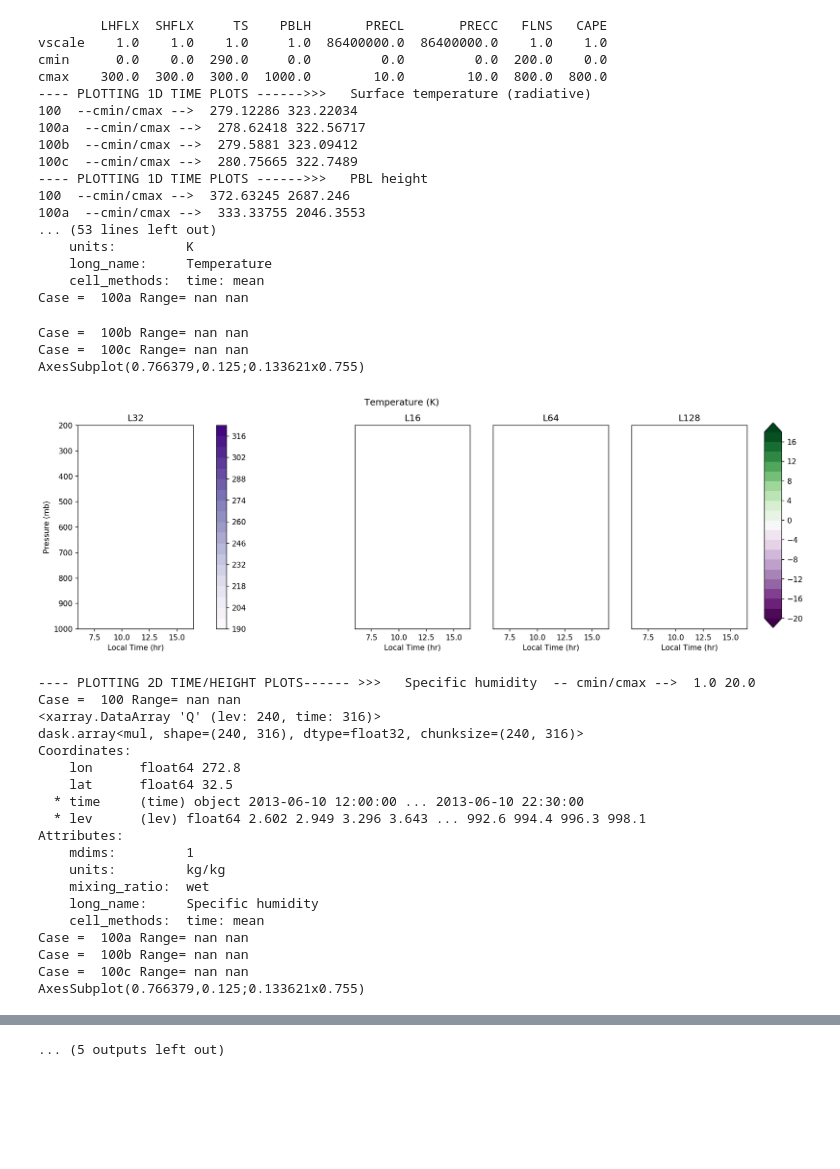
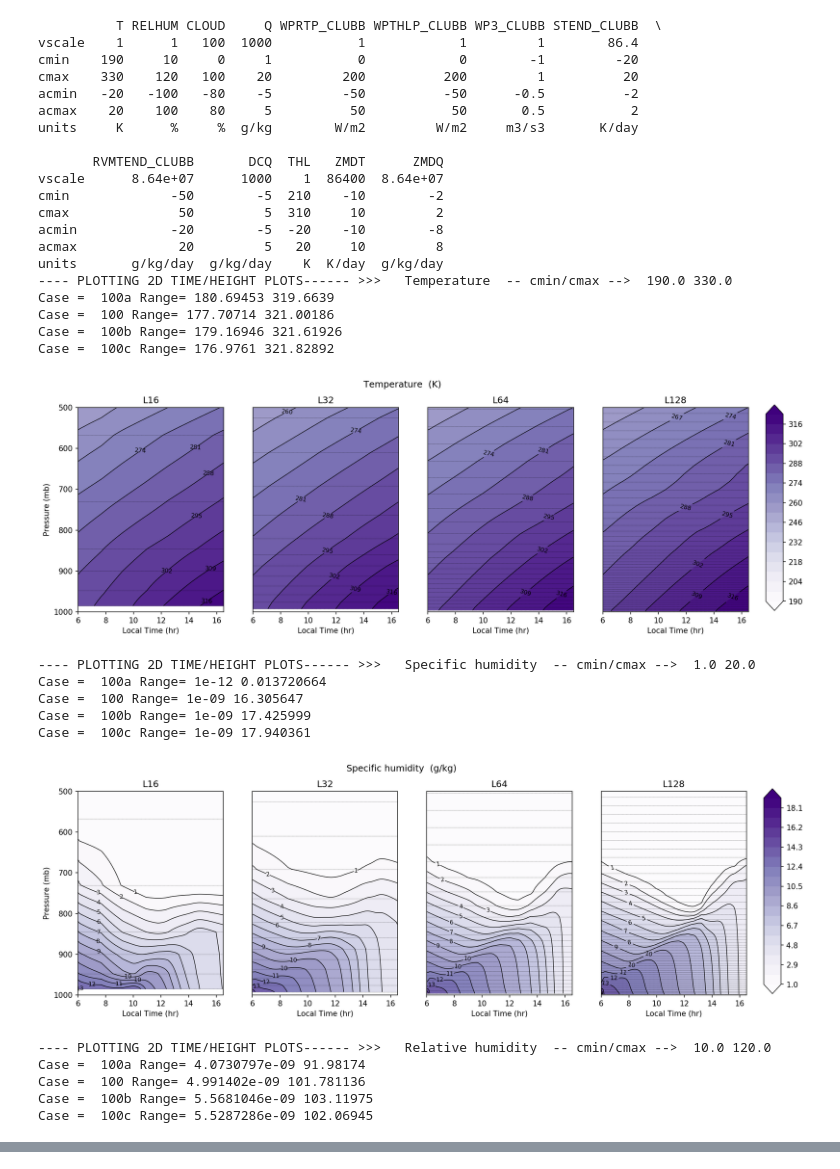
Before and after one commit to swrneale/python-scripts, a Jupyter notebook: PBL/scam_plots.ipynb, the cells around one changed output, grey strips where cells are left out. Drawn from its saved outputs; the diff is of its cells as text; code cells hidden in the pictures; blank space fills up the shorter version.

```diff
--- a/PBL/scam_plots.ipynb
+++ b/PBL/scam_plots.ipynb
@@ -115,48 +114,40 @@ ValueError: Resulting object does not have monotonic global indexes along dimens
 # %%
 ###### Plotting ##########
 
-plot1d_ts_scam()   # 1D time series plots
+#plot1d_ts_scam()   # 1D time series plots
 plot2d_ts_scam()   # 2D time series plots
 #plot1d_snap_scam()   # 1D snapshot plots
 #plot1d_anim_scam() # 2D animation  plots
 # %% [output]
-        LHFLX  SHFLX     TS    PBLH       PRECL       PRECC   FLNS   CAPE
-vscale    1.0    1.0    1.0     1.0  86400000.0  86400000.0    1.0    1.0
-cmin      0.0    0.0  290.0     0.0         0.0         0.0  200.0    0.0
-cmax    300.0  300.0  300.0  1000.0        10.0        10.0  800.0  800.0
----- PLOTTING 1D TIME PLOTS ------>>>   Surface temperature (radiative)
-100  --cmin/cmax -->  279.12286 323.22034
-100a  --cmin/cmax -->  278.62418 322.56717
-100b  --cmin/cmax -->  279.5881 323.09412
-100c  --cmin/cmax -->  280.75665 322.7489
----- PLOTTING 1D TIME PLOTS ------>>>   PBL height
-100  --cmin/cmax -->  372.63245 2687.246
-100a  --cmin/cmax -->  333.33755 2046.3553
-... (53 lines left out)
-    units:         K
-    long_name:     Temperature
-    cell_methods:  time: mean
-Case =  100a Range= nan nan
+          T RELHUM CLOUD     Q WPRTP_CLUBB WPTHLP_CLUBB WP3_CLUBB STEND_CLUBB  \
+vscale    1      1   100  1000           1            1         1        86.4
+cmin    190     10     0     1           0            0        -1         -20
+cmax    330    120   100    20         200          200         1          20
+acmin   -20   -100   -80    -5         -50          -50      -0.5          -2
+acmax    20    100    80     5          50           50       0.5           2
+units     K      %     %  g/kg        W/m2         W/m2     m3/s3       K/day
+
+       RVMTEND_CLUBB       DCQ  THL   ZMDT      ZMDQ
+vscale      8.64e+07      1000    1  86400  8.64e+07
+cmin             -50        -5  210    -10        -2
+cmax              50         5  310     10         2
+acmin            -20        -5  -20    -10        -8
+acmax             20         5   20     10         8
+units       g/kg/day  g/kg/day    K  K/day  g/kg/day
+---- PLOTTING 2D TIME/HEIGHT PLOTS------ >>>   Temperature  -- cmin/cmax -->  190.0 330.0
+Case =  100a Range= 180.69453 319.6639
+Case =  100 Range= 177.70714 321.00186
+Case =  100b Range= 179.16946 321.61926
+Case =  100c Range= 176.9761 321.82892
+[figure, new version]
-Case =  100b Range= nan nan
-Case =  100c Range= nan nan
-AxesSubplot(0.766379,0.125;0.133621x0.755)
+---- PLOTTING 2D TIME/HEIGHT PLOTS------ >>>   Specific humidity  -- cmin/cmax -->  1.0 20.0
+Case =  100a Range= 1e-12 0.013720664
+Case =  100 Range= 1e-09 16.305647
+Case =  100b Range= 1e-09 17.425999
+Case =  100c Range= 1e-09 17.940361
-[figure, old version]
+[figure, new version]
----- PLOTTING 2D TIME/HEIGHT PLOTS------ >>>   Specific humidity  -- cmin/cmax -->  1.0 20.0
-Case =  100 Range= nan nan
-<xarray.DataArray 'Q' (lev: 240, time: 316)>
-dask.array<mul, shape=(240, 316), dtype=float32, chunksize=(240, 316)>
-Coordinates:
-    lon      float64 272.8
-    lat      float64 32.5
-  * time     (time) object 2013-06-10 12:00:00 ... 2013-06-10 22:30:00
-  * lev      (lev) float64 2.602 2.949 3.296 3.643 ... 992.6 994.4 996.3 998.1
-Attributes:
-    mdims:         1
-    units:         kg/kg
-    mixing_ratio:  wet
-    long_name:     Specific humidity
-    cell_methods:  time: mean
-Case =  100a Range= nan nan
-Case =  100b Range= nan nan
-Case =  100c Range= nan nan
-AxesSubplot(0.766379,0.125;0.133621x0.755)
+---- PLOTTING 2D TIME/HEIGHT PLOTS------ >>>   Relative humidity  -- cmin/cmax -->  10.0 120.0
+Case =  100a Range= 4.0730797e-09 91.98174
+Case =  100 Range= 4.991402e-09 101.781136
+Case =  100b Range= 5.5681046e-09 103.11975
+Case =  100c Range= 5.5287286e-09 102.06945
@@ -239,4 +174,3 @@ AxesSubplot(0.766379,0.125;0.133621x0.755)
-... (5 outputs left out)
 # %%
 #fig = mp.figure()
 #ax = mp.axes(xlim=(0, 4), ylim=(-2, 2))
```
Also changed, not shown: parts of 3 cells of this notebook, 1 other file.
